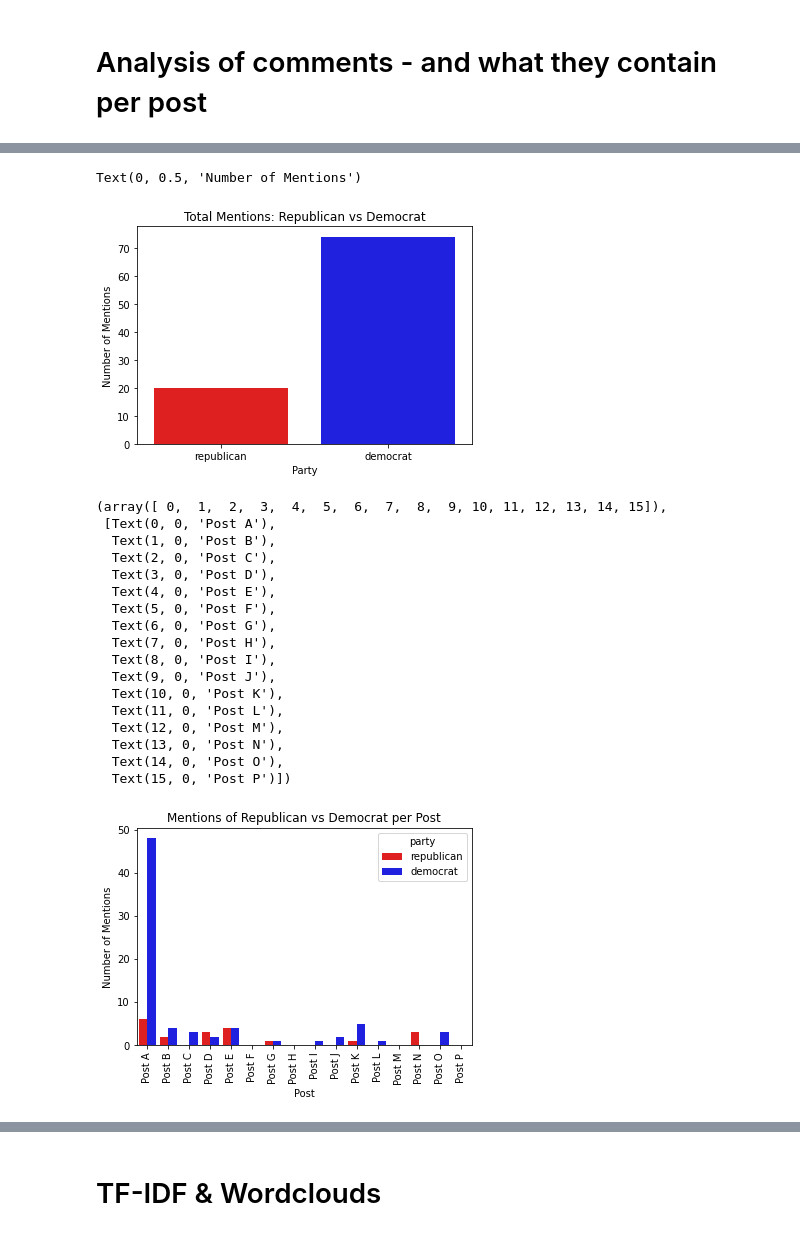
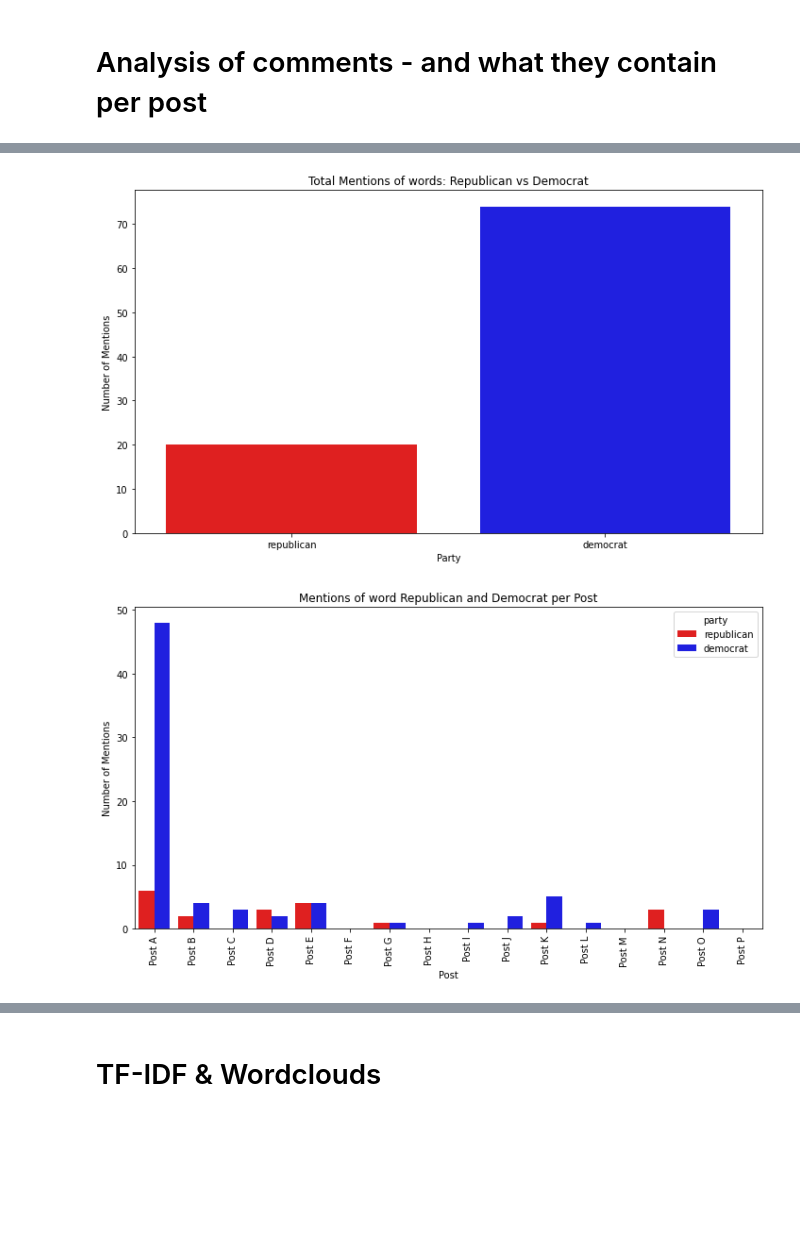
Before and after one commit to pouvoirdasha/sociology_scrapping, a Jupyter notebook: notebooks_stats_finetuning/decriptive_stats_dasha.ipynb, the cells around one changed output, grey strips where cells are left out. Saved outputs shown, nothing was run; the diff lists cells and outputs as text; code cells hidden in the pictures; blank space fills up the shorter version.

```diff
--- a/notebooks_stats_finetuning/decriptive_stats_dasha.ipynb
+++ b/notebooks_stats_finetuning/decriptive_stats_dasha.ipynb
@@ -419,6 +419,7 @@ tiktok['contains_trump'] = tiktok['Comment Text'].str.contains('trump', case = F
 tiktok['contains_politics'] = tiktok['Comment Text'].str.contains('politic', case = False, regex=True)
 tiktok['contains_democrat']= tiktok['Comment Text'].str.contains('democrat', case = False, regex=True)
 tiktok['contains_republican'] = tiktok['Comment Text'].str.contains('republican', case = False, regex=True)
+tiktok['contains_trump'] = tiktok['Comment Text'].str.contains('trump', case = False, regex=True)
 # %%
 mentions = tiktok.groupby('post_name')[['contains_brat', 'contains_kamala']].sum()
 
@@ -458,22 +480,23 @@ plt.legend(title='Word')
 # %%
 #mentions democrat vs republican in total
 overall_mentions = tiktok[['contains_republican', 'contains_democrat']].sum().reset_index()
 overall_mentions.columns = ['party', 'mentions']
 
 overall_mentions['party'] = overall_mentions['party'].str.replace('contains_', '')
-
+plt.figure(figsize=(10,6), facecolor='w')
 sns.barplot(
     data=overall_mentions,
     x='party',
     y='mentions',
     palette=['red', 'blue']  # Red for republican, blue for democrat
 )
-plt.title('Total Mentions: Republican vs Democrat')
+plt.title('Total Mentions of words: Republican vs Democrat')
 plt.xlabel('Party')
 plt.ylabel('Number of Mentions')
+plt.tight_layout()
+plt.savefig('../viz/tot_ment_rep_dem.png',bbox_inches='tight', transparent=False, dpi=300)
 # %% [output]
-Text(0, 0.5, 'Number of Mentions')
-[figure, old version]
+[figure, new version]
 # %%
 #mentions democrat vs republican per post
 
@@ -488,7 +511,7 @@ rep_dem_mentions_long = rep_dem_mentions.melt(
 
 # Clean column names for better visualization
 rep_dem_mentions_long['party'] = rep_dem_mentions_long['party'].str.replace('contains_', '')
-
+plt.figure(figsize=(10,6), facecolor='w')
 sns.barplot(
     data=rep_dem_mentions_long,
     x='post_name',
@@ -496,26 +519,11 @@ sns.barplot(
     hue='party',
     palette={'republican': 'red', 'democrat': 'blue'}
 )
-plt.title('Mentions of Republican vs Democrat per Post')
+plt.title('Mentions of word Republican and Democrat per Post')
 plt.xlabel('Post')
 plt.ylabel('Number of Mentions')
 plt.xticks(rotation=90)
+plt.tight_layout()
+plt.savefig('../viz/per_post_rep_dem.png',bbox_inches='tight', transparent=False, dpi=300)
 # %% [output]
-(array([ 0,  1,  2,  3,  4,  5,  6,  7,  8,  9, 10, 11, 12, 13, 14, 15]),
- [Text(0, 0, 'Post A'),
-  Text(1, 0, 'Post B'),
-  Text(2, 0, 'Post C'),
-  Text(3, 0, 'Post D'),
-  Text(4, 0, 'Post E'),
-  Text(5, 0, 'Post F'),
-  Text(6, 0, 'Post G'),
-  Text(7, 0, 'Post H'),
-  Text(8, 0, 'Post I'),
-  Text(9, 0, 'Post J'),
-  Text(10, 0, 'Post K'),
-  Text(11, 0, 'Post L'),
-  Text(12, 0, 'Post M'),
-  Text(13, 0, 'Post N'),
-  Text(14, 0, 'Post O'),
-  Text(15, 0, 'Post P')])
-[figure, old version]
+[figure, new version]
```
Also changed, not shown: parts of 13 cells of this notebook, 1 other file.
